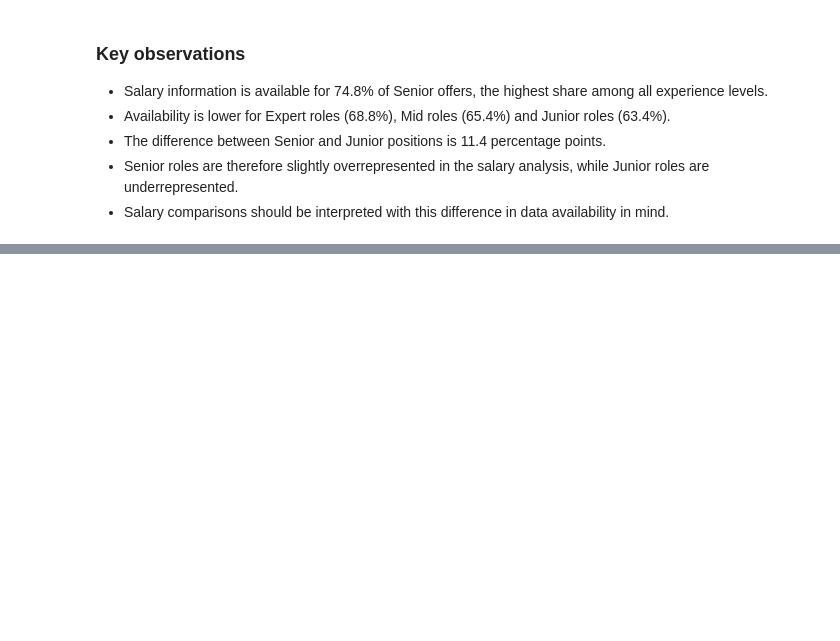
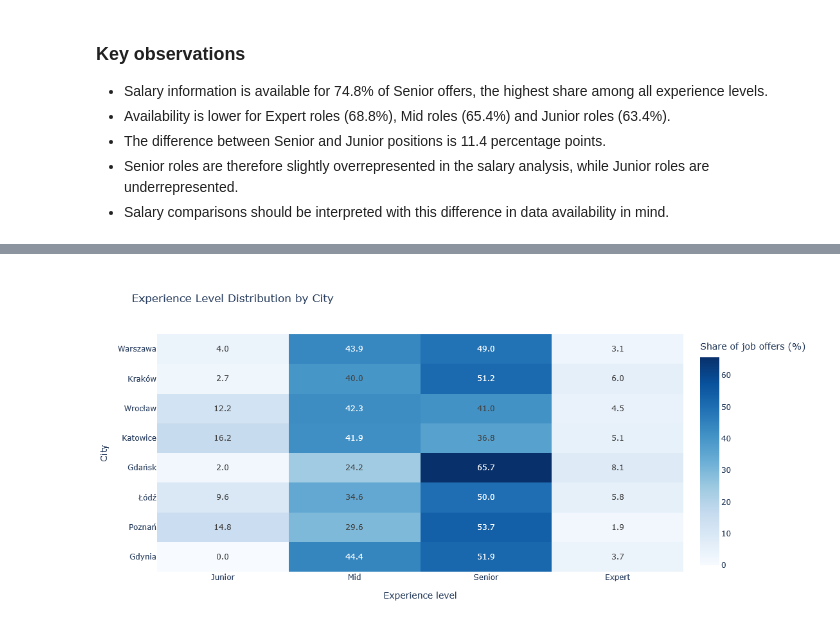
Before and after one commit to MateuszWojno/job_market_intelligence, a Jupyter notebook: notebooks/eda.ipynb, the cells around one changed output, grey strips where cells are left out. Drawn from its saved outputs; the diff is of its cells as text; code cells hidden in the pictures; blank space fills up the shorter version.

```diff
--- a/notebooks/eda.ipynb
+++ b/notebooks/eda.ipynb
@@ -2521,0 +2592,25 @@ fig.show()
+# %%
+city_experience = (
+    pd.crosstab(
+        city_experience_df["job_locations"],
+        city_experience_df["experience"],
+        normalize="index",
+    )
+    .mul(100)
+    .round(1)
+)
+# %%
+experience_order = [
+    "Junior",
+    "Mid",
+    "Senior",
+    "Expert",
+]
+
+city_experience = city_experience.reindex(
+    index=top_8_cities,
+    columns=experience_order,
+    fill_value=0,
+)
+
+city_experience
@@ -2521,0 +2628,21 @@ fig.show()
+# %%
+fig = px.imshow(
+    city_experience,
+    text_auto=".1f",
+    aspect="auto",
+    color_continuous_scale="Blues",
+    title="Experience Level Distribution by City",
+    labels={
+        "x": "Experience level",
+        "y": "City",
+        "color": "Share of job offers (%)",
+    },
+)
+
+fig.update_layout(
+    height=550,
+)
+
+fig.show()
+# %% [output]
+[figure, added]
```
Also changed, not shown: parts of 16 cells of this notebook.
